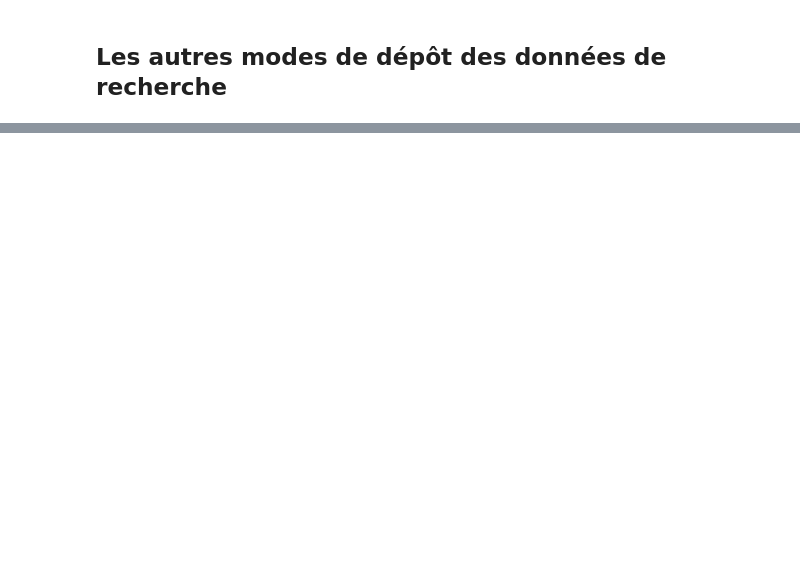
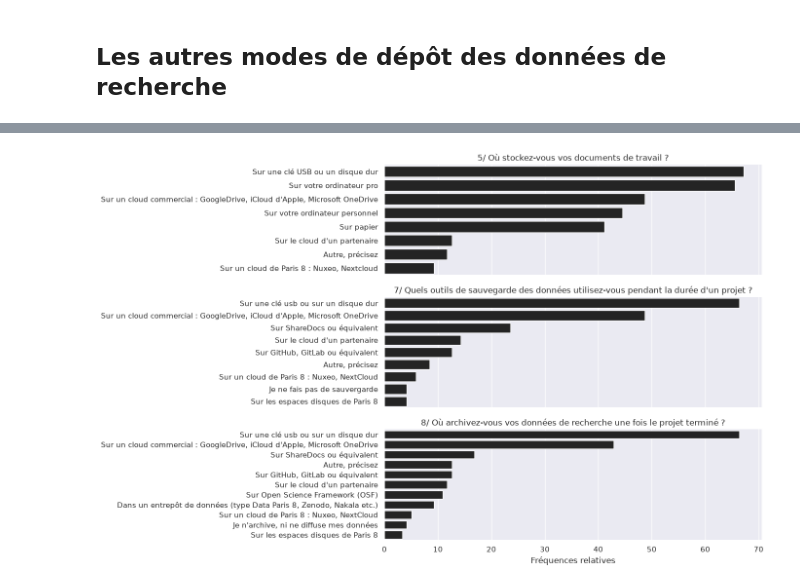
Before and after one commit to luneauaymeric/enquete_SO_p8, a Jupyter notebook: _build/jupyter_execute/script_analyse/stat_descriptive/connaissance_science_ouverte.ipynb, the cells around one changed output, grey strips where cells are left out. Saved outputs shown, nothing was run; the diff lists cells and outputs as text; code cells hidden in the pictures; blank space fills up the shorter version.

```diff
--- a/_build/jupyter_execute/script_analyse/stat_descriptive/connaissance_science_ouverte.ipynb
+++ b/_build/jupyter_execute/script_analyse/stat_descriptive/connaissance_science_ouverte.ipynb
@@ -223,17 +367,0 @@ plt.savefig(f"viz/util_accomp_so.png", bbox_inches='tight', dpi = 200)
-# %%
-fig, ax = plt.subplots(1, figsize=(6,4))
-
-sns.set_color_codes("pastel")
-
-q8_grp = q8.groupby(["accomp_name","interet_accomp"]).agg(nb=("q45_clé", "size")).sort_values(by=["accomp_name","nb"], ascending=[True, False])
-
-
-sns.barplot(x="nb", y="accomp_name", data=q8_grp, hue="interet_accomp", dodge=True)
-titre = "L'utilité des accompagnements à la science ouverte"
-ax.yaxis.set_label_text("")
-ax.xaxis.set_label_text("")
-ax.set_title(titre.replace("<i>","(").replace("</i>",")"))
-
-
-sns.despine(left=True, bottom=True)
-#plt.savefig(f"viz/autre_entrepot_rec.png", bbox_inches='tight', dpi = 200)
@@ -239,0 +443,27 @@ sns.despine(left=True, bottom=True)
+# %%
+# Initialize the matplotlib figure
+fig, ax = plt.subplots(3,1, figsize=(10,10), sharex=True)
+
+# Plot the total crashes
+sns.set_theme(palette="gray")
+
+i=-1
+for col in ["q31_stockage_doc","q33_sauvegarde_data","q28_archive_data"]:
+    i+=1
+    question = [x for x in df_col.question.loc[df_col.label==col]]
+
+    df_exp, gb_data = split_multiple_choices(df0[["q45_clé",col]], col, "q45_clé", sep = '|')
+
+    sns.barplot(x="freq", y=col, data=gb_data,
+                label="Oui",  ax=ax[i])
+    titre = f"{question[0]}"
+    ax[i].yaxis.set_label_text("")
+    ax[i].xaxis.set_label_text("Fréquences relatives")
+    ax[i].set_title(titre.replace("<i>","(").replace("</i>",")"))
+    ax[i].legend_.remove()
+
+
+    sns.despine(left=True, bottom=True)
+plt.savefig(f"viz/pratiques_sauvegardes.png", bbox_inches='tight', dpi = 200)
+# %% [output]
+[figure, added]
```
Also changed, not shown: parts of 25 cells of this notebook, 46 other files.
